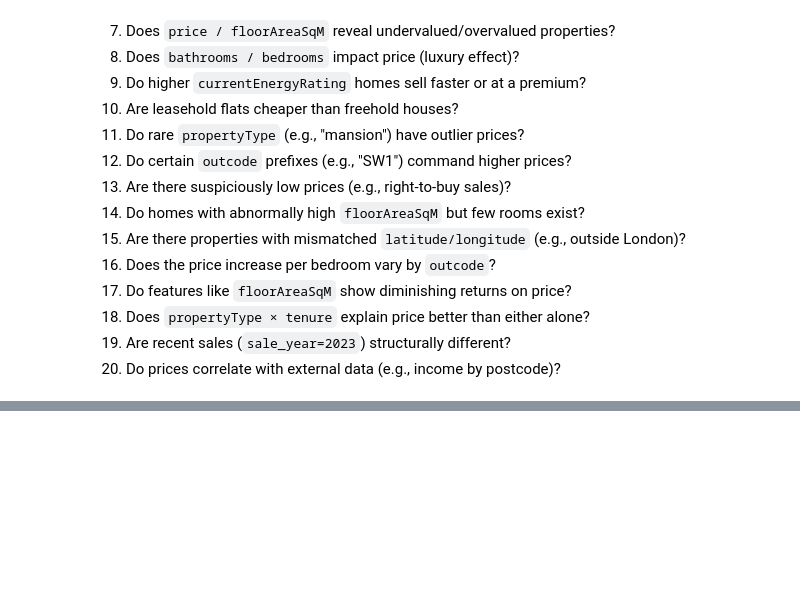
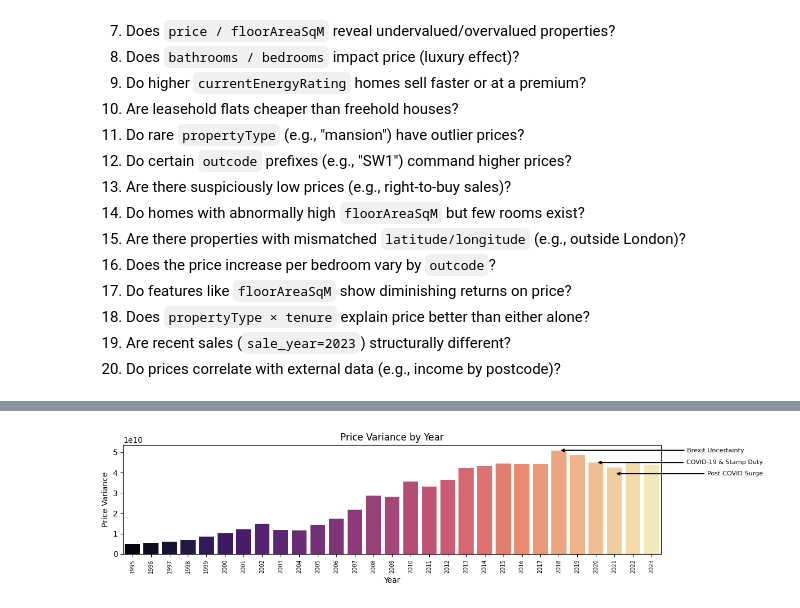
Before and after one commit to DHANP2510/DATA_SCIENCE_LR_LONDON_HOUSE_PRICE_PREDICTION, a Jupyter notebook: notebooks/02-eda.ipynb, the cells around one changed output, grey strips where cells are left out. Saved outputs shown, nothing was run; the diff lists cells and outputs as text; code cells hidden in the pictures; blank space fills up the shorter version.

```diff
--- a/notebooks/02-eda.ipynb
+++ b/notebooks/02-eda.ipynb
@@ -198,0 +189,81 @@ Index(['ID', 'fullAddress', 'postcode', 'country', 'outcode', 'latitude',
+# %%
+display(Markdown("Which years had the highest price variance (e.g., economic shocks)?"))
+
+# Calculate variance or standard deviation per year
+price_variance = df.groupby('sale_year')['price'].agg(['var', 'std']).reset_index()
+price_variance = price_variance.sort_values(by='var', ascending=False)
+
+# Plot
+plt.figure(figsize=(12, 3))
+sns.barplot(data=price_variance, x='sale_year', y='var', palette='magma')
+plt.title("Price Variance by Year", fontsize=12)
+plt.xlabel("Year")
+plt.ylabel("Price Variance")
+plt.xticks(rotation=90, fontsize=7)
+
+# Define special event years
+event_years = {
+    2018: "Brexit Uncertainty",
+    2020: "COVID-19 & Stamp Duty",
+    2021: "Post-COVID Surge"
+}
+
+
+plt.annotate(
+    event_years[2018],                                   # Text (event label for that year)
+    xy=(23, price_variance.loc[23, ["var"]][0]),         # Arrow points to the 'year' (x) and 'var' (y)
+    xytext=(33, price_variance.loc[23, ["var"]][0]),     # Text placed slightly to the left of the point
+    textcoords='data',                                   # Using data coordinates for placement
+    ha='right', va='center',                             # Horizontal and vertical alignment
+    fontsize=8, color='black',                           # Text style
+    arrowprops=dict(arrowstyle="->", color='black', linewidth=1.5)  # Arrow properties
+)
+
+plt.annotate(
+    event_years[2020],                                   # Text (event label for that year)
+    xy=(25, price_variance.loc[25, ["var"]][0]),         # Arrow points to the 'year' (x) and 'var' (y)
+    xytext=(34, price_variance.loc[25, ["var"]][0]),     # Text placed slightly to the left of the point
+    textcoords='data',                                   # Using data coordinates for placement
+    ha='right', va='center',                             # Horizontal and vertical alignment
+    fontsize=8, color='black',                           # Text style
+    arrowprops=dict(arrowstyle="->", color='black', linewidth=1.5)  # Arrow properties
+)
+
+plt.annotate(
+    event_years[2021],                                   # Text (event label for that year)
+    xy=(26, price_variance.loc[26, ["var"]][0]-3000000000),         # Arrow points to the 'year' (x) and 'var' (y)
+    xytext=(34, price_variance.loc[26, ["var"]][0]-3000000000),     # Text placed slightly to the left of the point
+    textcoords='data',                                   # Using data coordinates for placement
+    ha='right', va='center',                             # Horizontal and vertical alignment
+    fontsize=8, color='black',                           # Text style
+    arrowprops=dict(arrowstyle="->", color='black', linewidth=1.5)  # Arrow properties
+)
+
+
+
+plt.tight_layout()
+plt.show()
+
+
+display(Markdown("""📌 Summary:
+- 2018 to 2020 saw the highest house price variance in London.
+- This period was marked by major economic and policy events:
+    - Brexit uncertainty causing market hesitation.
+    - COVID-19 pandemic leading to sudden demand and supply shifts.
+    - Stamp Duty Holiday encouraging rapid buying in 2020.
+- These external shocks caused sharp price swings, with 2018 being the most volatile year.
+- Such high variance reflects strong economic influence on housing dynamics.
+
+🔍 Modeling Implication:
+- High variance makes house price prediction more complex and less stable.
+- Use robust, non-linear models like:
+    - XGBoost
+    - Random Forest
+- Add time-based features:
+    - year, month
+    - event/policy flags (e.g., "Stamp Duty Holiday")
+- Apply log transformation on price to:
+    - Reduce impact of outliers
+    - Stabilize variance
+    - Improve model performance and generalization"""))
+# %% [output]
@@ -198,0 +271 @@ Index(['ID', 'fullAddress', 'postcode', 'country', 'outcode', 'latitude',
+[figure, added]
```
Also changed, not shown: parts of 4 cells of this notebook.
